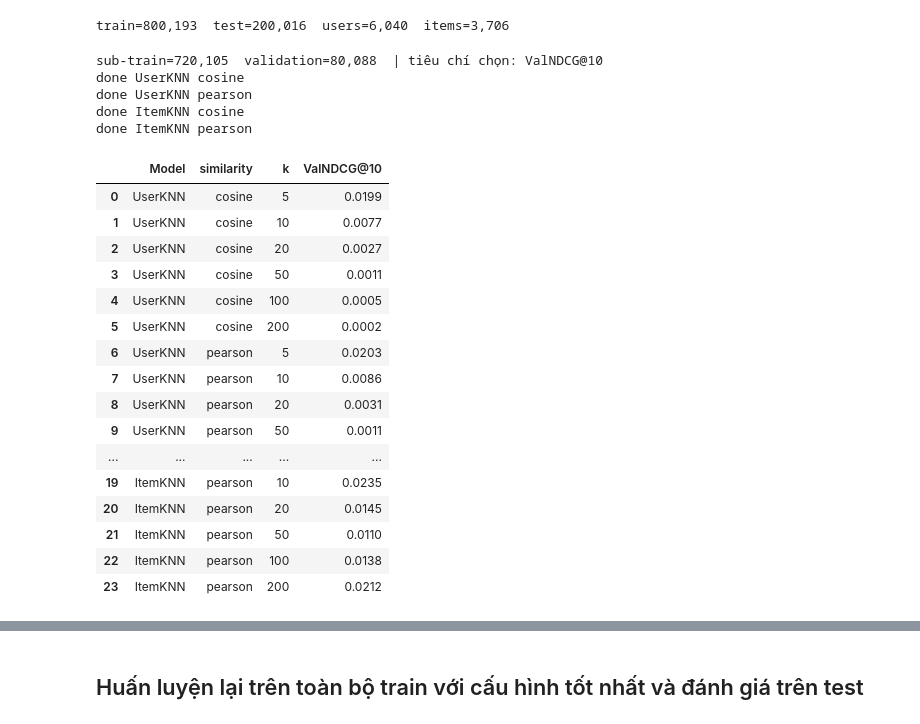
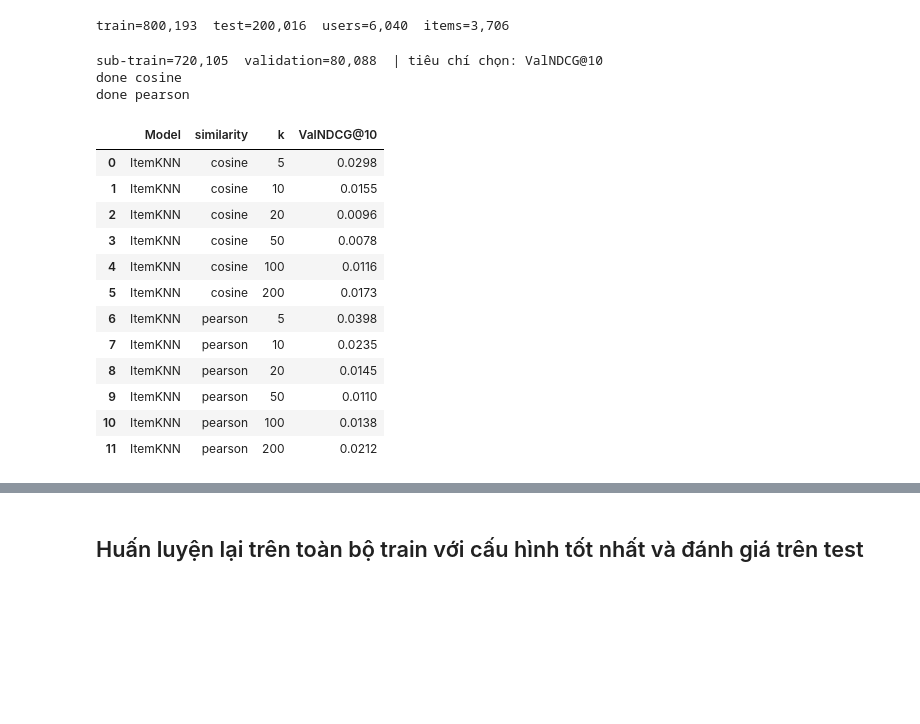
Before and after one commit to Sofia2060/machine_learning, a Jupyter notebook: notebooks/04_collaborative_knn.ipynb, the cells around one changed output, grey strips where cells are left out. Drawn from its saved outputs; the diff is of its cells as text; code cells hidden in the pictures; blank space fills up the shorter version.

```diff
--- a/notebooks/04_collaborative_knn.ipynb
+++ b/notebooks/04_collaborative_knn.ipynb
@@ -65,39 +60,32 @@ print(f"train={len(exp.train):,}  test={len(exp.test):,}  users={len(exp.user2id
 # %% [output]
 train=800,193  test=200,016  users=6,040  items=3,706
 # %%
-from src.models.knn_cf import UserKNN, ItemKNN
+from src.models.knn_cf import ItemKNN
 sub, val = make_validation(exp)
 print(f"sub-train={len(sub):,}  validation={len(val):,}  | tiêu chí chọn: {SELECT_METRIC}")
 
 sweep = []
-for cls in (UserKNN, ItemKNN):
-    for sim in ("cosine", "pearson"):
-        for k in (5, 10, 20, 50, 100, 200):
-            m = cls(k=k, similarity=sim).fit(sub, exp.user2idx, exp.item2idx, exp.movies)
-            sweep.append(dict(Model=cls.__name__, similarity=sim, k=k, **validate(m, val)))
-        print("done", cls.__name__, sim)
+for sim in ("cosine", "pearson"):
+    for k in (5, 10, 20, 50, 100, 200):
+        m = ItemKNN(k=k, similarity=sim).fit(sub, exp.user2idx, exp.item2idx, exp.movies)
+        sweep.append(dict(Model="ItemKNN", similarity=sim, k=k, **validate(m, val)))
+    print("done", sim)
 sweep = pd.DataFrame(sweep); sweep.round(4)
 # %% [output]
 sub-train=720,105  validation=80,088  | tiêu chí chọn: ValNDCG@10
-done UserKNN cosine
-done UserKNN pearson
-done ItemKNN cosine
-done ItemKNN pearson
+done cosine
+done pearson
 |  | Model | similarity | k | ValNDCG@10 |
-| 0 | UserKNN | cosine | 5 | 0.0199 |
-| 1 | UserKNN | cosine | 10 | 0.0077 |
-| 2 | UserKNN | cosine | 20 | 0.0027 |
-| 3 | UserKNN | cosine | 50 | 0.0011 |
-| 4 | UserKNN | cosine | 100 | 0.0005 |
-| 5 | UserKNN | cosine | 200 | 0.0002 |
-| 6 | UserKNN | pearson | 5 | 0.0203 |
-| 7 | UserKNN | pearson | 10 | 0.0086 |
-| 8 | UserKNN | pearson | 20 | 0.0031 |
-| 9 | UserKNN | pearson | 50 | 0.0011 |
-| ... | ... | ... | ... | ... |
-| 19 | ItemKNN | pearson | 10 | 0.0235 |
-| 20 | ItemKNN | pearson | 20 | 0.0145 |
-| 21 | ItemKNN | pearson | 50 | 0.0110 |
-| 22 | ItemKNN | pearson | 100 | 0.0138 |
-| 23 | ItemKNN | pearson | 200 | 0.0212 |
+| 0 | ItemKNN | cosine | 5 | 0.0298 |
+| 1 | ItemKNN | cosine | 10 | 0.0155 |
+| 2 | ItemKNN | cosine | 20 | 0.0096 |
+| 3 | ItemKNN | cosine | 50 | 0.0078 |
+| 4 | ItemKNN | cosine | 100 | 0.0116 |
+| 5 | ItemKNN | cosine | 200 | 0.0173 |
+| 6 | ItemKNN | pearson | 5 | 0.0398 |
+| 7 | ItemKNN | pearson | 10 | 0.0235 |
+| 8 | ItemKNN | pearson | 20 | 0.0145 |
+| 9 | ItemKNN | pearson | 50 | 0.0110 |
+| 10 | ItemKNN | pearson | 100 | 0.0138 |
+| 11 | ItemKNN | pearson | 200 | 0.0212 |
 # %%
```
Also changed, not shown: parts of 4 cells of this notebook, 3 other files.
